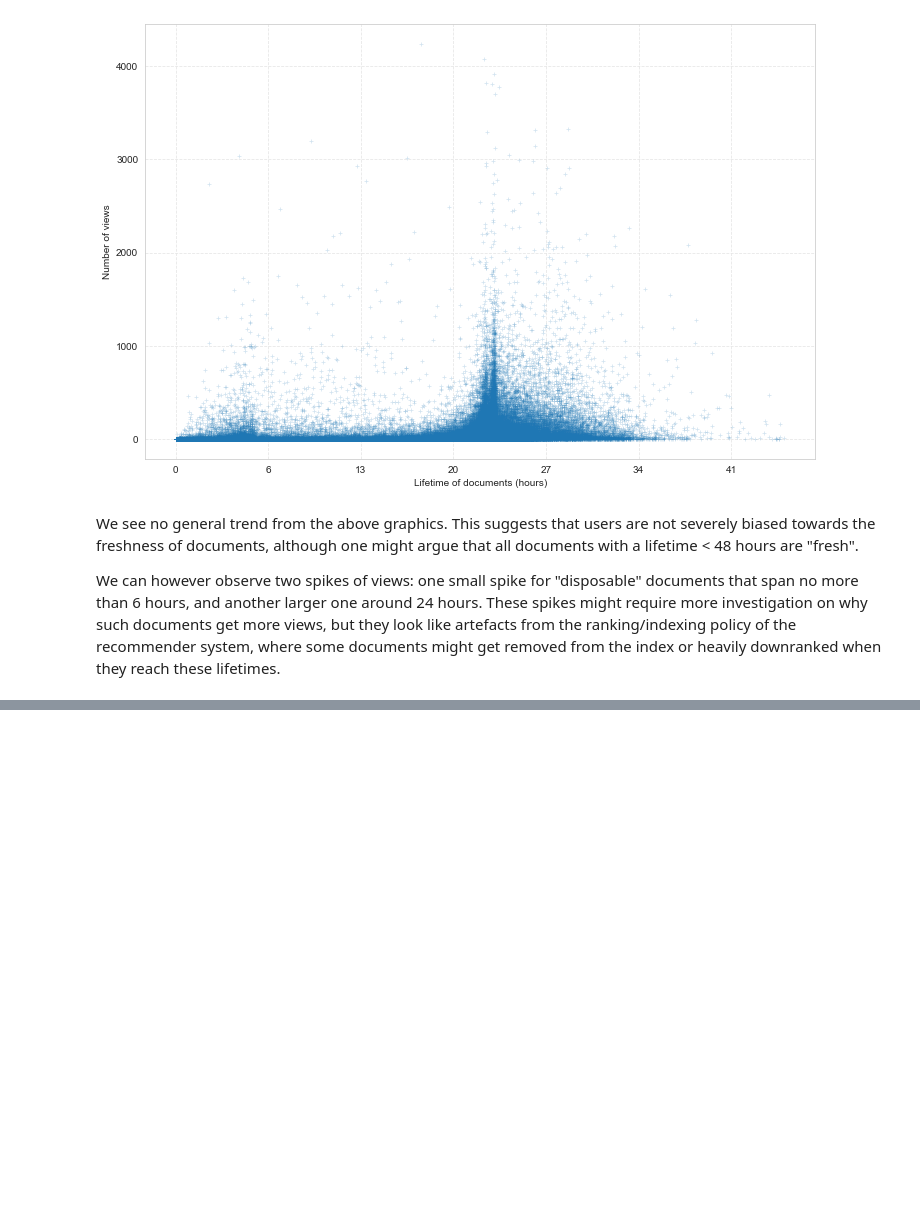
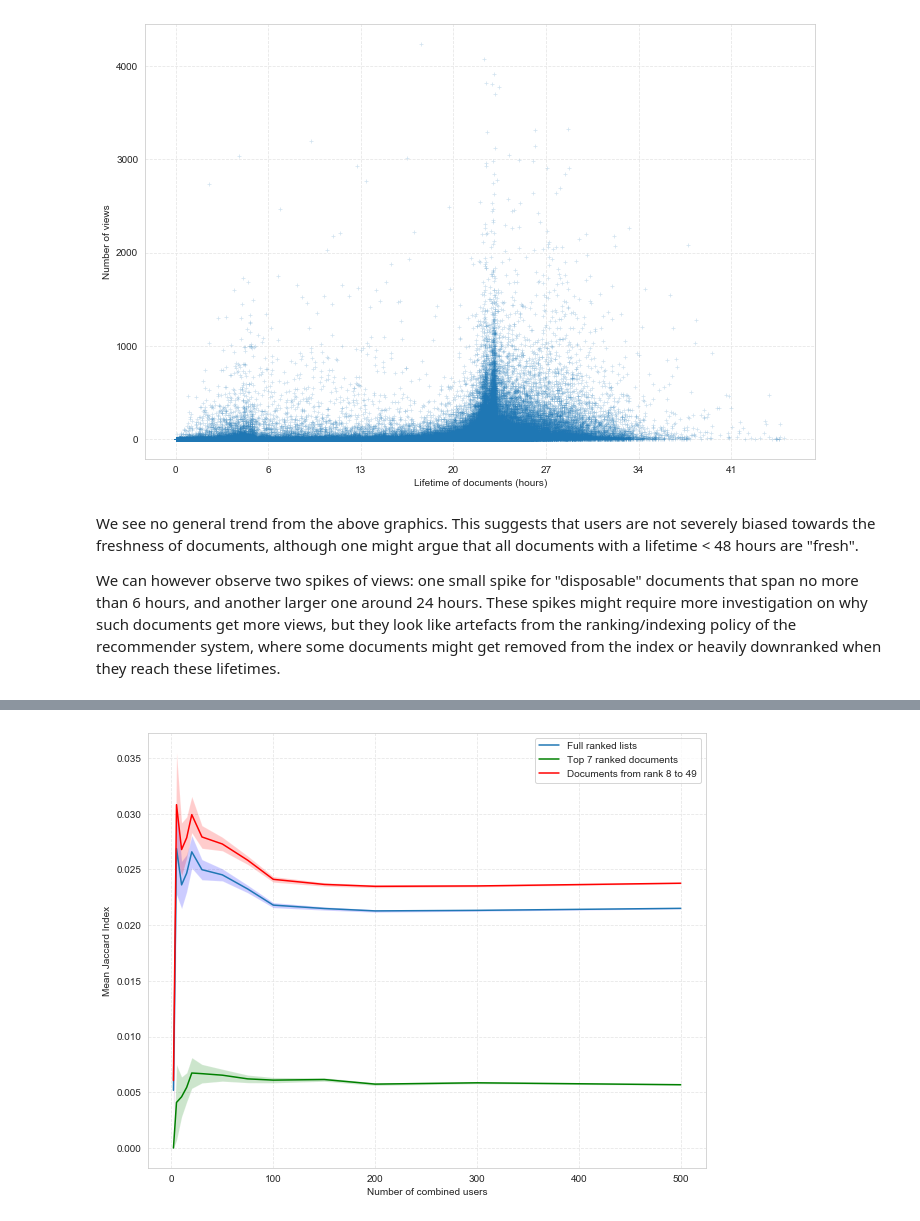
Before and after one commit to romaindeveaud/unbiased_rec, a Jupyter notebook: notebooks/Documents.ipynb, the cells around one changed output, grey strips where cells are left out. Drawn from its saved outputs; the diff is of its cells as text; code cells hidden in the pictures; blank space fills up the shorter version.

Commit message:
add exploration with then Jaccard index in the Documents notebook

```diff
--- a/notebooks/Documents.ipynb
+++ b/notebooks/Documents.ipynb
@@ -110,0 +123,20 @@ These spikes might require more investigation on why such documents get more vie
+# %%
+days = ['20191013','20191014']
+
+rank_df = pd.concat([ pd.read_csv('../data/'+x+'_v2_clicks.dat',sep=' ',names=['session_id','item_id','rank','score','click_timestamp']) for x in days ])
+# %%
+def _get_user_from_session(session_file):
+  session2user = {}
+
+  with(open(session_file,'r')) as f:
+    for line in f:
+      atts = line.rstrip('\n').split(' ')
+
+      session2user[int(atts[0])] = int(atts[1])
+
+  return session2user
+
+s2user = dict(ChainMap(*[ _get_user_from_session('../data/'+_d+'_v2_sessions.dat') for _d in days ]))
+rank_df['user_id'] = rank_df.session_id.apply(lambda x: s2user[x])
+# %%
+user_sessions = rank_df.groupby('user_id')['session_id'].unique().to_dict()
@@ -110,0 +193,29 @@ These spikes might require more investigation on why such documents get more vie
+# %%
+def _get_means(d):
+  return np.array([ x['mean'] for l,x in d.items() ])
+
+def _get_moes(d):
+  # Computing the margin of error at 95% confidence https://en.wikipedia.org/wiki/Margin_of_error
+  return np.array([ 1.959*x['std']/np.sqrt(x['n']) for l,x in d.items() ])
+
+mean      = _get_means(data)
+mean_top7 = _get_means(data_top7)
+mean_rem  = _get_means(data_rem)
+
+moe      = _get_moes(data)
+moe_top7 = _get_moes(data_top7)
+moe_rem  = _get_moes(data_rem)
+
+sns.set_style("whitegrid",{'grid.color': '.9','grid.linestyle': '--'})
+
+plt.figure(figsize=(10,8))
+ax = sns.lineplot(x=Ns,y=mean,label='Full ranked lists')
+ax = sns.lineplot(x=Ns,y=mean_top7,color='green',label='Top 7 ranked documents')
+ax = sns.lineplot(x=Ns,y=mean_rem,color='red',label='Documents from rank 8 to 49')
+ax.fill_between(Ns, mean+moe, mean-moe, facecolor='blue', alpha=0.2)
+ax.fill_between(Ns, mean_top7+moe_top7, mean_top7-moe_top7, facecolor='green', alpha=0.2)
+ax.fill_between(Ns, mean_rem+moe_rem, mean_rem-moe_rem, facecolor='red', alpha=0.2)
+
+g = ax.set(xlabel='Number of combined users', ylabel='Mean Jaccard Index')
+# %% [output]
+[figure, added]
```
Also changed, not shown: parts of 9 cells of this notebook, 1 other file.
